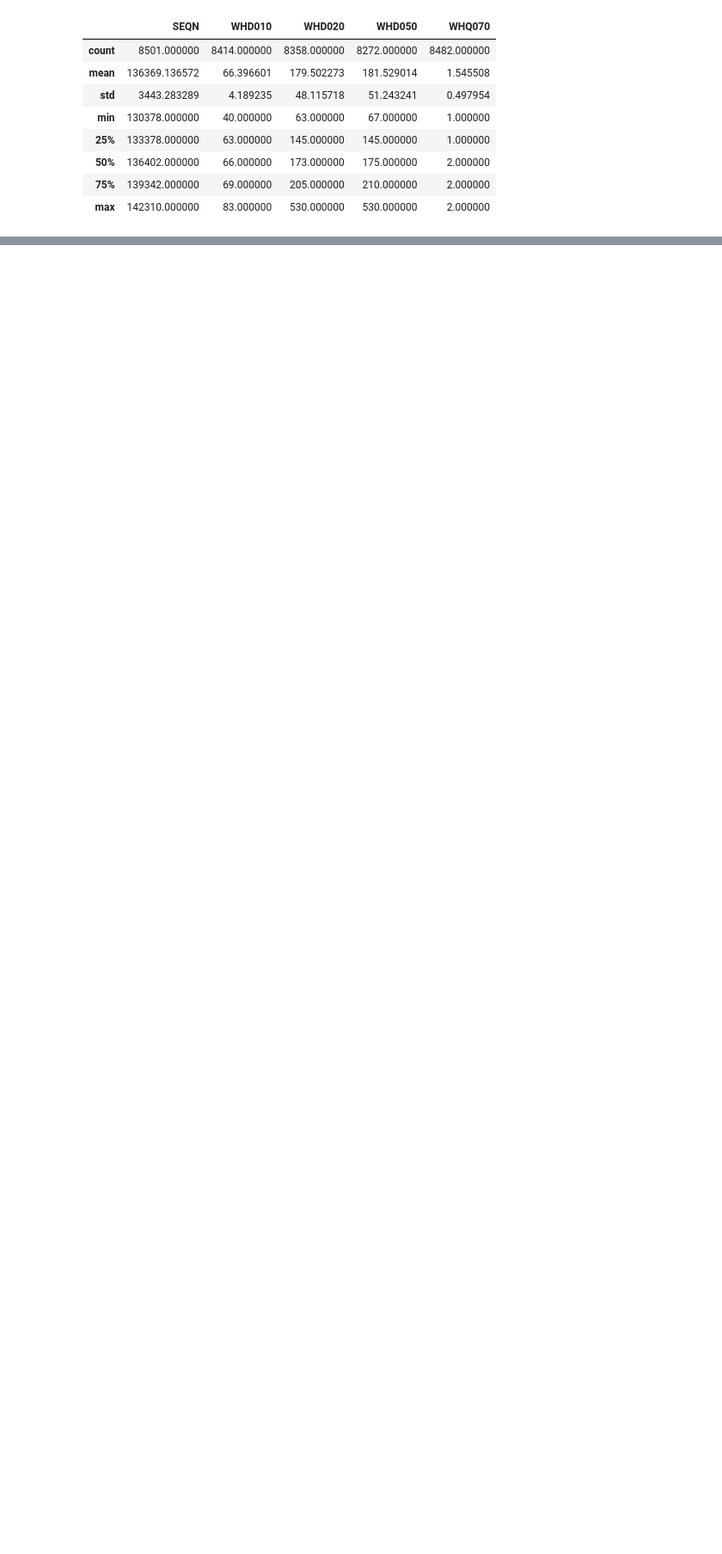
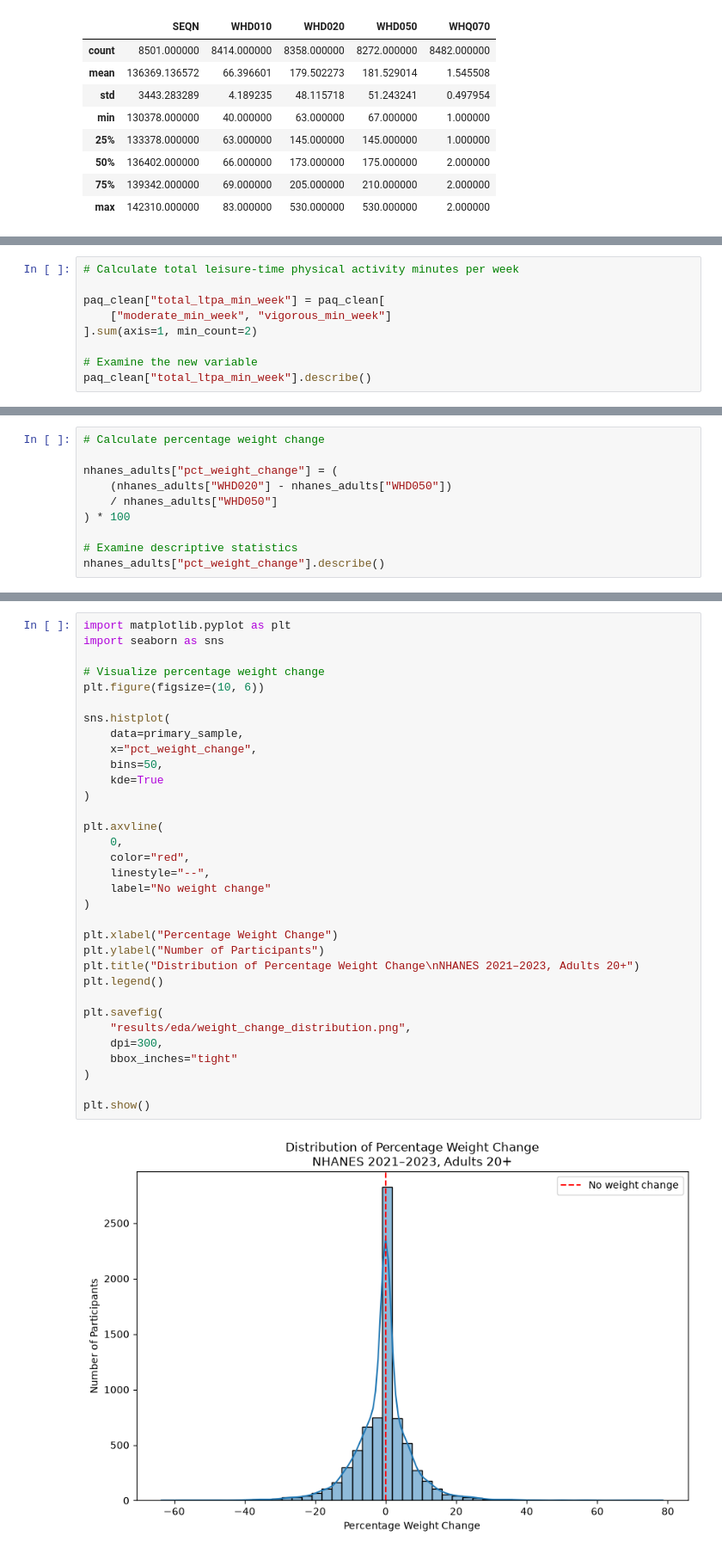
Before and after one commit to willcole2/nhanes-project, a Jupyter notebook: nhanes_exploration.ipynb, the cells around one changed output, grey strips where cells are left out. Shown at 86% size. Saved outputs shown, nothing was run; the diff lists cells and outputs as text; blank space fills up the shorter version.

```diff
--- a/nhanes_exploration.ipynb
+++ b/nhanes_exploration.ipynb
@@ -71,0 +434,9 @@ whq_clean.describe()
+# %%
+# Calculate total leisure-time physical activity minutes per week
+
+paq_clean["total_ltpa_min_week"] = paq_clean[
+    ["moderate_min_week", "vigorous_min_week"]
+].sum(axis=1, min_count=2)
+
+# Examine the new variable
+paq_clean["total_ltpa_min_week"].describe()
@@ -71,0 +498,10 @@ whq_clean.describe()
+# %%
+# Calculate percentage weight change
+
+nhanes_adults["pct_weight_change"] = (
+    (nhanes_adults["WHD020"] - nhanes_adults["WHD050"])
+    / nhanes_adults["WHD050"]
+) * 100
+
+# Examine descriptive statistics
+nhanes_adults["pct_weight_change"].describe()
@@ -71,0 +564,35 @@ whq_clean.describe()
+# %%
+import matplotlib.pyplot as plt
+import seaborn as sns
+
+# Visualize percentage weight change
+plt.figure(figsize=(10, 6))
+
+sns.histplot(
+    data=primary_sample,
+    x="pct_weight_change",
+    bins=50,
+    kde=True
+)
+
+plt.axvline(
+    0,
+    color="red",
+    linestyle="--",
+    label="No weight change"
+)
+
+plt.xlabel("Percentage Weight Change")
+plt.ylabel("Number of Participants")
+plt.title("Distribution of Percentage Weight Change\nNHANES 2021–2023, Adults 20+")
+plt.legend()
+
+plt.savefig(
+    "results/eda/weight_change_distribution.png",
+    dpi=300,
+    bbox_inches="tight"
+)
+
+plt.show()
+# %% [output]
+[figure, added]
```
Also changed, not shown: parts of 19 cells of this notebook, 1 other file.
